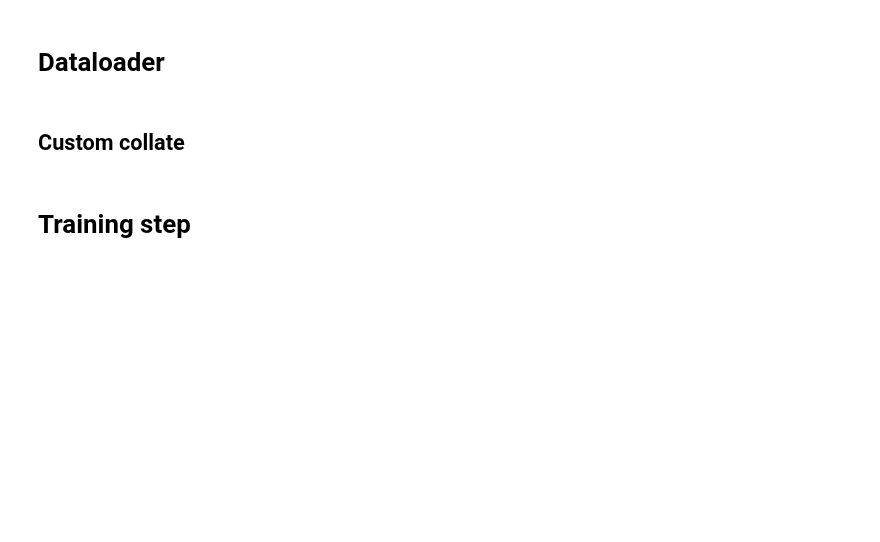
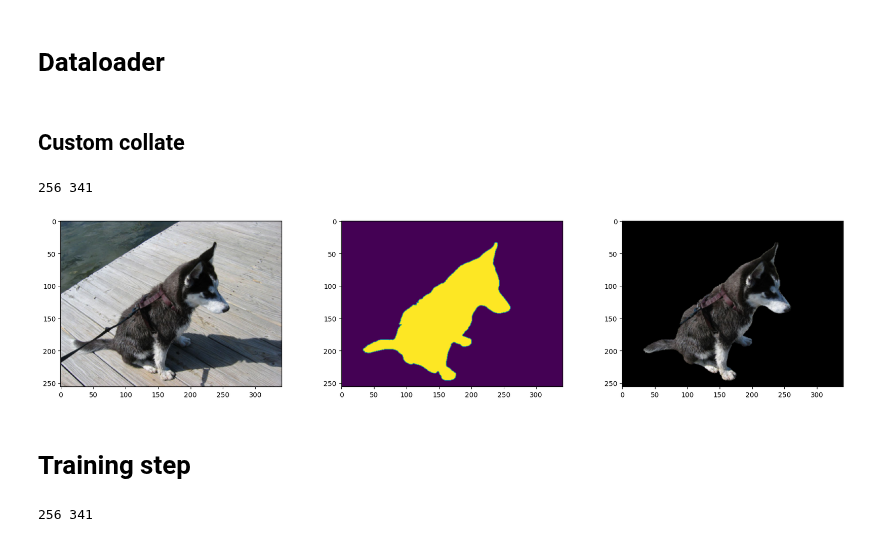
Before and after one commit to R0ner/cnn-context, a Jupyter notebook: notebooks/7-train.ipynb, the cells around one changed output. Saved outputs shown, nothing was run; the diff lists cells and outputs as text; code cells hidden in the pictures; blank space fills up the shorter version.

Commit message:
Training loop work in progress

```diff
--- a/notebooks/7-train.ipynb
+++ b/notebooks/7-train.ipynb
@@ -140,7 +141,7 @@ preds_a, preds_b
 # %% [markdown]
 ## Custom collate
 # %%
-def custom_collate_fn(data):
+def pad_collate_fn(data):
     """
     Args:
         data: A list of tuples with (image, label, mask) where:
@@ -162,27 +163,42 @@ def custom_collate_fn(data):
     # Initialize tensors for batched data
     batch_size = len(images)
     n_channels = images[0].shape[0]
-    batch_images = torch.zeros((batch_size, n_channels, max_H, max_W))
-    batch_masks = torch.zeros_like(batch_images)
+    batch_images = []
+    batch_masks = []
 
     # Pad and stack images and masks
     for i, (image, mask) in enumerate(zip(images, masks)):
         h, w = image.shape[1], image.shape[2]
-        batch_images[i, :, :h, :w] = image
-        batch_masks[i, :, :h, :w] = mask
+        diff_h, diff_w = max_H - h, max_W - w
+        pad_h, pad_w = diff_h // 2, diff_w // 2
+        padding = [pad_w + int(diff_w % 2), pad_h + int(diff_h % 2), pad_w, pad_h]
+        batch_images.append(pad(image, padding))
+        batch_masks.append(pad(mask, padding))
 
     # Convert labels to a tensor
     batch_labels = torch.tensor(labels)
 
-    return (batch_images, batch_labels, batch_masks)
+    return (torch.stack(batch_images), batch_labels, torch.stack(batch_masks))
 # %%
 batch_size = 4
 trainset = HWSetMasks(
     data_dir, "train", transform_shared=transform_shared, transform_img=transform_img
 )
-trainloader = DataLoader(dset, batch_size=batch_size, collate_fn=custom_collate_fn, shuffle=True)
+trainloader = DataLoader(
+    trainset, batch_size=batch_size, collate_fn=pad_collate_fn, shuffle=True
+)
 # %%
 imgs, labels, masks = next(iter(trainloader))
+im, label, mask = imgs[0], labels[0], masks[0]
+im = normalize_inv(im)
+
+fig, (ax0, ax1, ax2) = plt.subplots(1, 3, figsize=(18, 4), tight_layout=True)
+ax0.imshow(np.moveaxis(im.numpy(), 0, -1))
+ax1.imshow(np.moveaxis(mask.numpy(), 0, -1))
+ax2.imshow(np.moveaxis((im * mask).numpy(), 0, -1));
+# %% [output]
+256 341
+[figure, added]
 # %% [markdown]
 # Training step
 # %%
@@ -230,9 +258,22 @@ def train_step(model, imgs, labels, optimizer, criterion, device='cpu', metrics=
 # %%
-metrics_a = {'loss': [], 'preds': [], 'scores': [], 'labels': []}
-metrics_b = {'loss': [], 'preds': [], 'scores': [], 'labels': []}
+metrics_a = {"loss": [], "preds": [], "scores": [], "labels": []}
+metrics_b = {"loss": [], "preds": [], "scores": [], "labels": []}
 
 for imgs, labels, masks in tqdm(trainloader):
     model_a.train()
     model_b.train()
-    train_step(model_a, imgs, labels, optimizer_a, criterion, device=device, metrics=metrics_a)
-    train_step(model_b, imgs * masks, labels, optimizer_b, criterion, device=device, metrics=metrics_b)
+    train_step(
+        model_a, imgs, labels, optimizer_a, criterion, device=device, metrics=metrics_a
+    )
+    train_step(
+        model_b,
+        imgs * masks,
+        labels,
+        optimizer_b,
+        criterion,
+        device=device,
+        metrics=metrics_b,
+    )
+    break
+# %% [output]
+256 341
```
Also changed, not shown: parts of 4 cells of this notebook, 2 other files.
